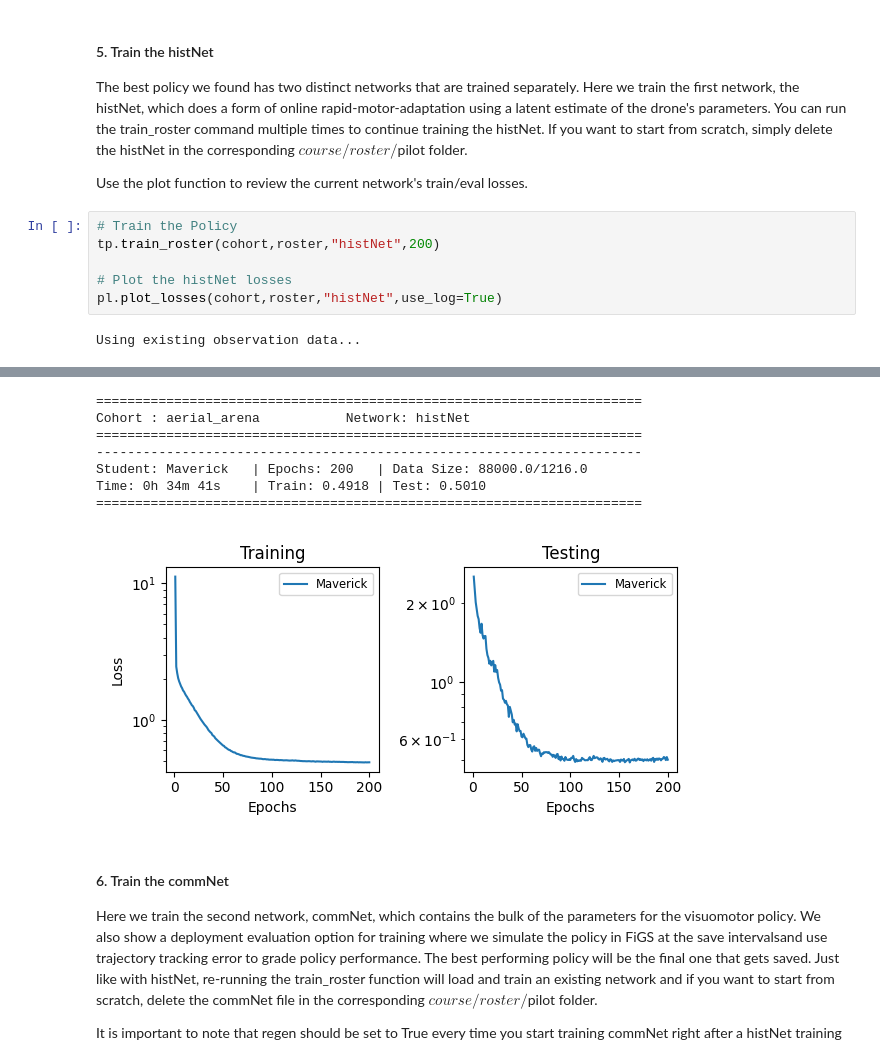
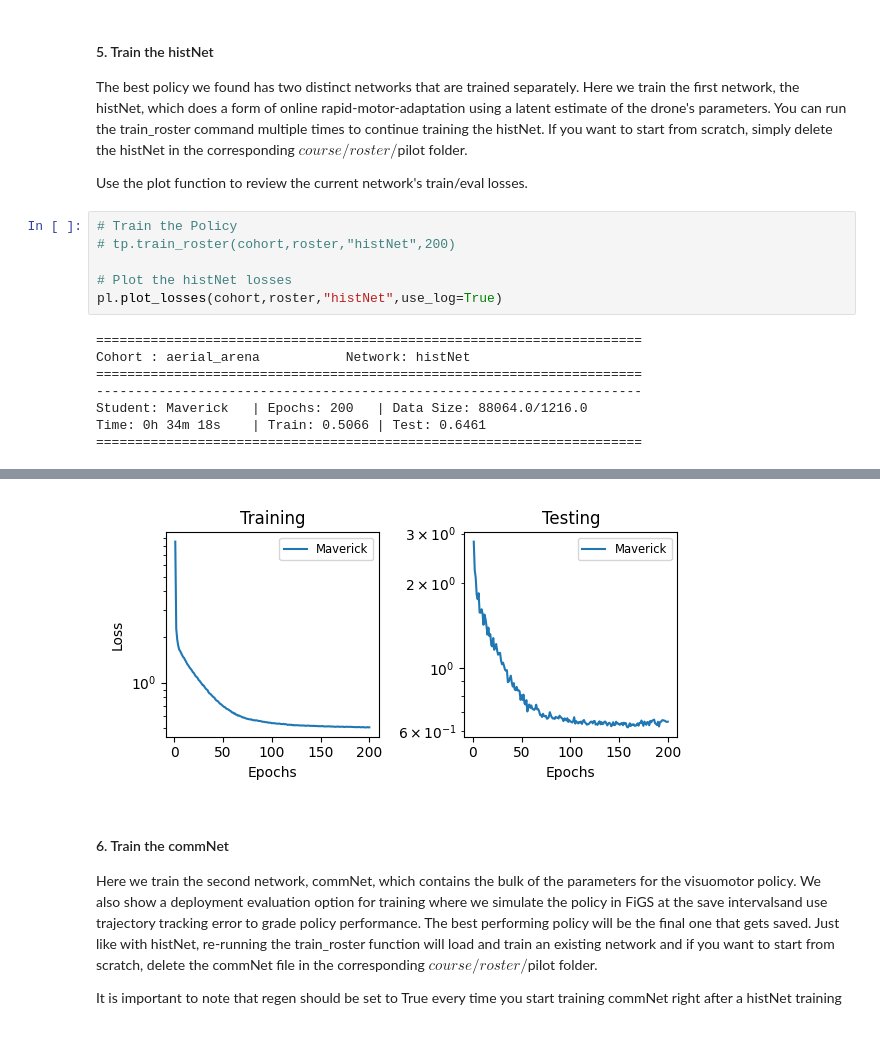
Before and after one commit to sdencanted/SousVide, a Jupyter notebook: notebooks/sous_vide_examples.ipynb, the cells around one changed output, grey strips where cells are left out. Cells and saved outputs as stored; diff of their text form.

```diff
--- a/notebooks/sous_vide_examples.ipynb
+++ b/notebooks/sous_vide_examples.ipynb
@@ -133,9 +200,15 @@ The best policy we found has two distinct networks that are trained separately.
 Use the plot function to review the current network's train/eval losses.
 # %%
 # Train the Policy
-tp.train_roster(cohort,roster,"histNet",200)
+# tp.train_roster(cohort,roster,"histNet",200)
 
 # Plot the histNet losses
 pl.plot_losses(cohort,roster,"histNet",use_log=True)
 # %% [output]
-Using existing observation data...
+======================================================================
+Cohort : aerial_arena           Network: histNet
+======================================================================
+----------------------------------------------------------------------
+Student: Maverick   | Epochs: 200   | Data Size: 88064.0/1216.0
+Time: 0h 34m 18s    | Train: 0.5066 | Test: 0.6461
+======================================================================
@@ -144,11 +215,4 @@ Using existing observation data...
-======================================================================
-Cohort : aerial_arena           Network: histNet
-======================================================================
-----------------------------------------------------------------------
-Student: Maverick   | Epochs: 200   | Data Size: 88000.0/1216.0
-Time: 0h 34m 41s    | Train: 0.4918 | Test: 0.5010
-======================================================================
-[figure, old version]
+[figure, new version]
 # %% [markdown]
 #### 6. Train the commNet
 
```
Also changed, not shown: parts of 8 cells of this notebook, 23 other files.
